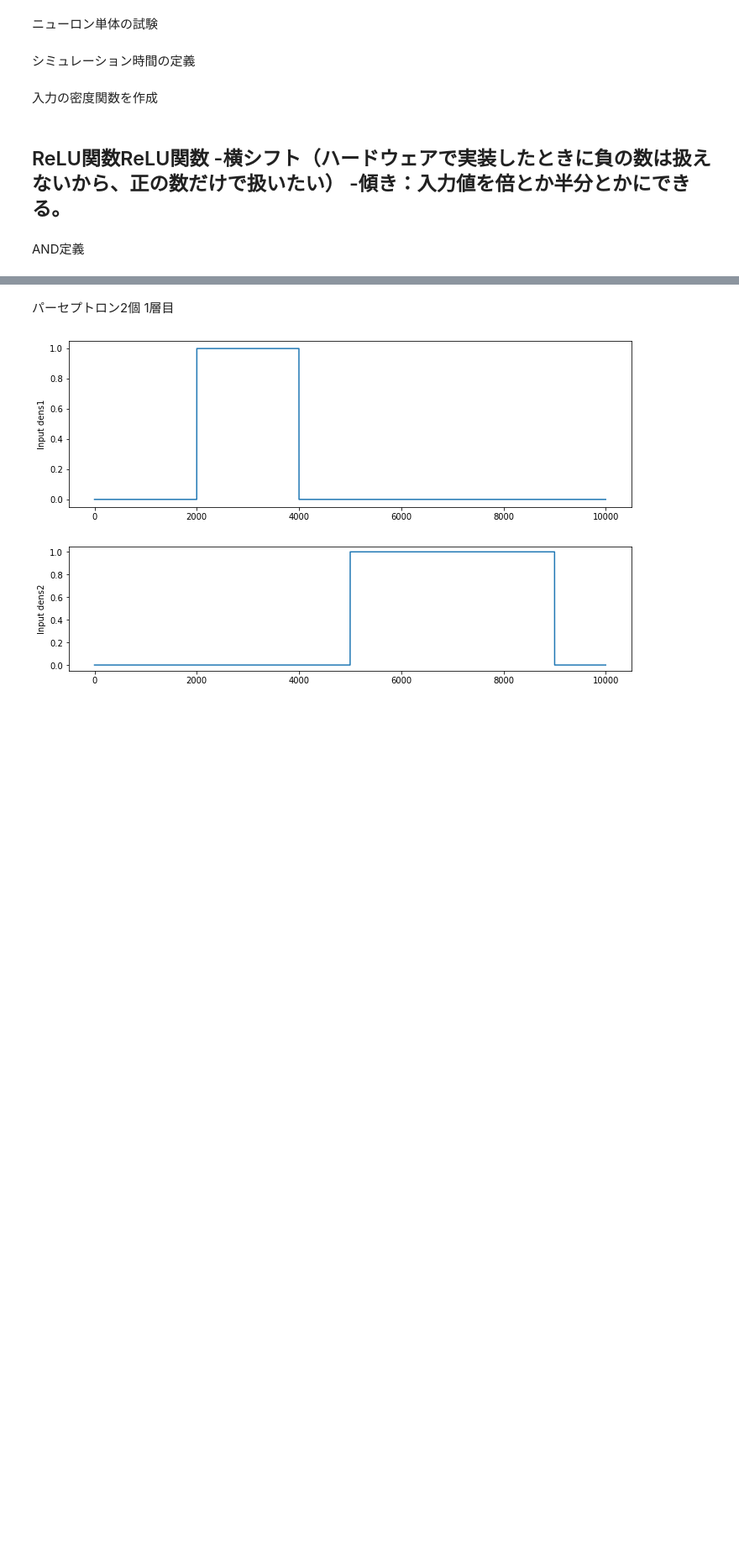
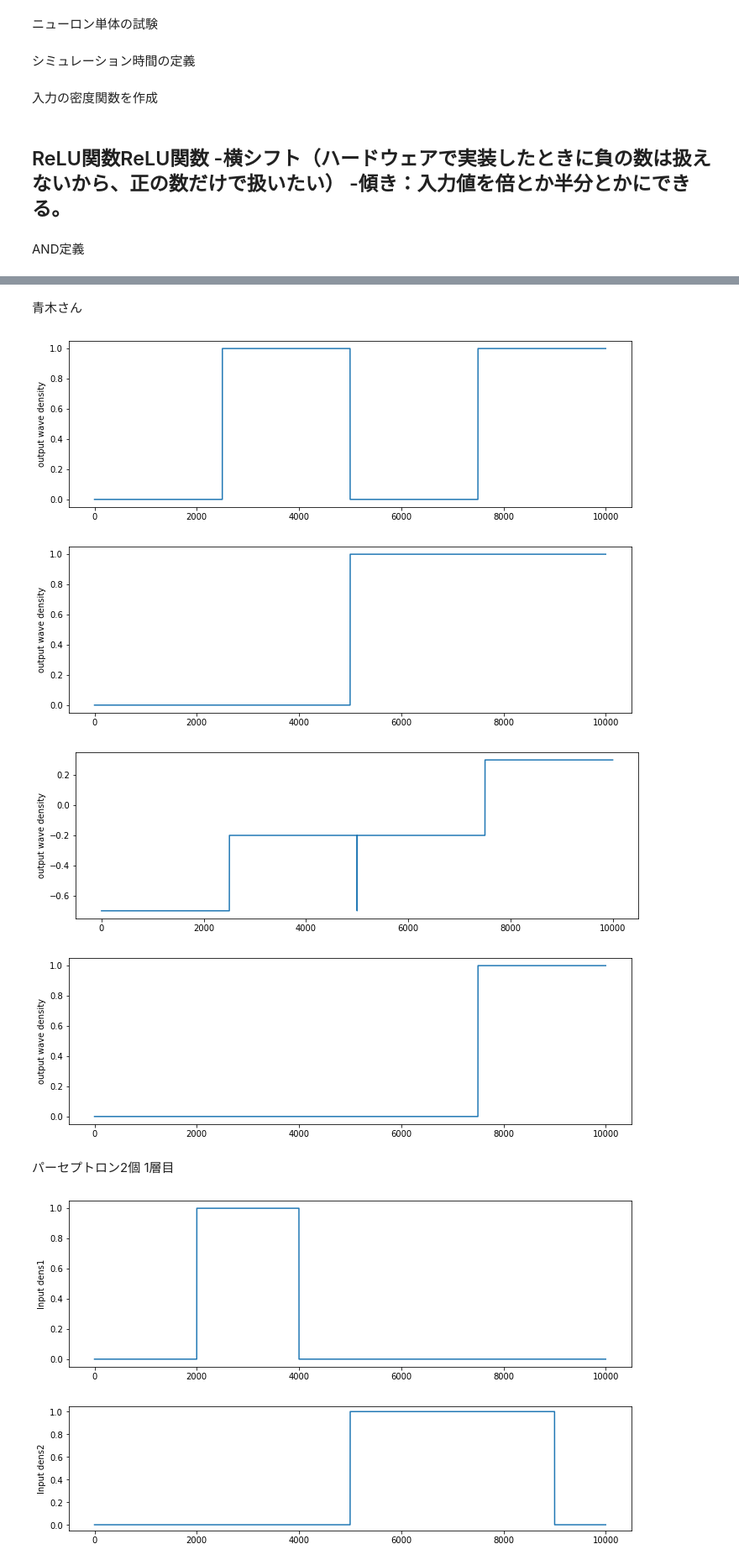
Before and after one commit to MxD-lab/SNN_Simulation, a Jupyter notebook: AND.ipynb, the cells around one changed output, grey strips where cells are left out. Shown: that part at 84% size. Drawn from its saved outputs; the diff is of its cells as text; code cells hidden in the pictures; blank space fills up the shorter version.

```diff
--- a/AND.ipynb
+++ b/AND.ipynb
@@ -112,3 +71,68 @@ def AND(x1,x2):
+# %%
+def AND(x1,x2):
+  # ゼロ初期化
+  out=np.zeros(10000, dtype=float)
+
+  # 重み/バイアス パラメータ
+  w_1= 0.5
+  w_2= 0.5
+  b = -0.7
+
+  # 要素数チェック
+  if len(x1) != len(x2):
+    raise Exception("x1 and x2 len does not match!")
+
+  # 各フレームのノード出力値計算
+  for i in range(len(x1)):
+    out[i] = x1[i]*w_1 + x2[i]*w_2 + b
+
+  return out
+# %% [markdown]
+青木さん
+# %%
+# シミュレーション用の波形準備
+simulation_time = 10000
+a_dens_array = [1 if (i > 2500 and i < 5000) or (i > 7500 and i < 10000) else 0 for i in range(10000)]
+b_dens_array = [1 if (i > 5000 and i < 10000) else 0 for i in range(10000)]
+
+# density情報からパルス数を生成
+dt=1
+a_pulse_cnt = a_dens_array * dt
+b_pulse_cnt = b_dens_array * dt
+
+# ANDにかけてみる
+and_result = AND(a_pulse_cnt, b_pulse_cnt)
+
+# 結果描画
+plt.figure(figsize=(12, 8))
+plt.subplot(2, 1, 1)
+plt.ylabel('output wave density')
+plt.plot(a_dens_array)
+plt.show()
+
+plt.figure(figsize=(12, 8))
+plt.subplot(2, 1, 1)
+plt.ylabel('output wave density')
+plt.plot(b_dens_array)
+plt.show()
+
+
+plt.figure(figsize=(12, 8))
+plt.subplot(2, 1, 1)
+plt.ylabel('output wave density')
+plt.plot(and_result)
+plt.show()
+
+plt.figure(figsize=(12, 8))
+plt.subplot(2, 1, 1)
+plt.ylabel('output wave density')
+plt.plot([1 if n > 0 else 0 for n in and_result])  # 0/1に正規化
+plt.show()
+# %% [output]
+[figure, added]
+[figure, added]
+[figure, added]
+[figure, added]
 # %% [markdown]
 パーセプトロン2個
 1層目
```
Also changed, not shown: parts of 6 cells of this notebook.
